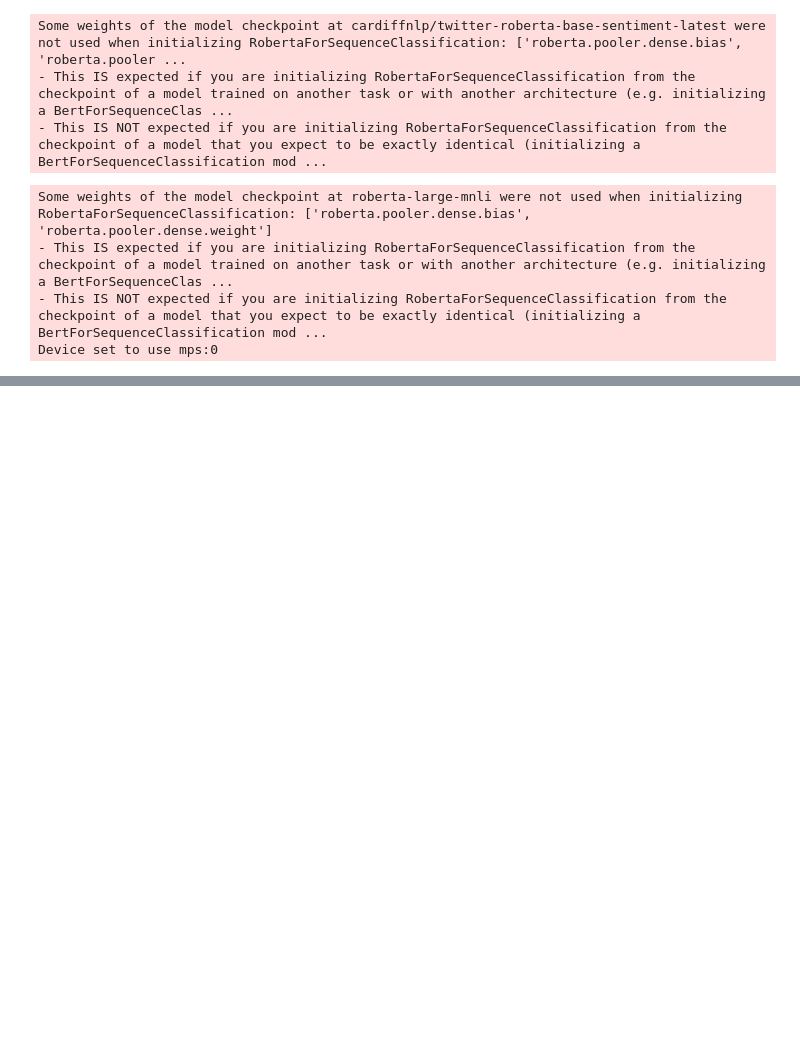
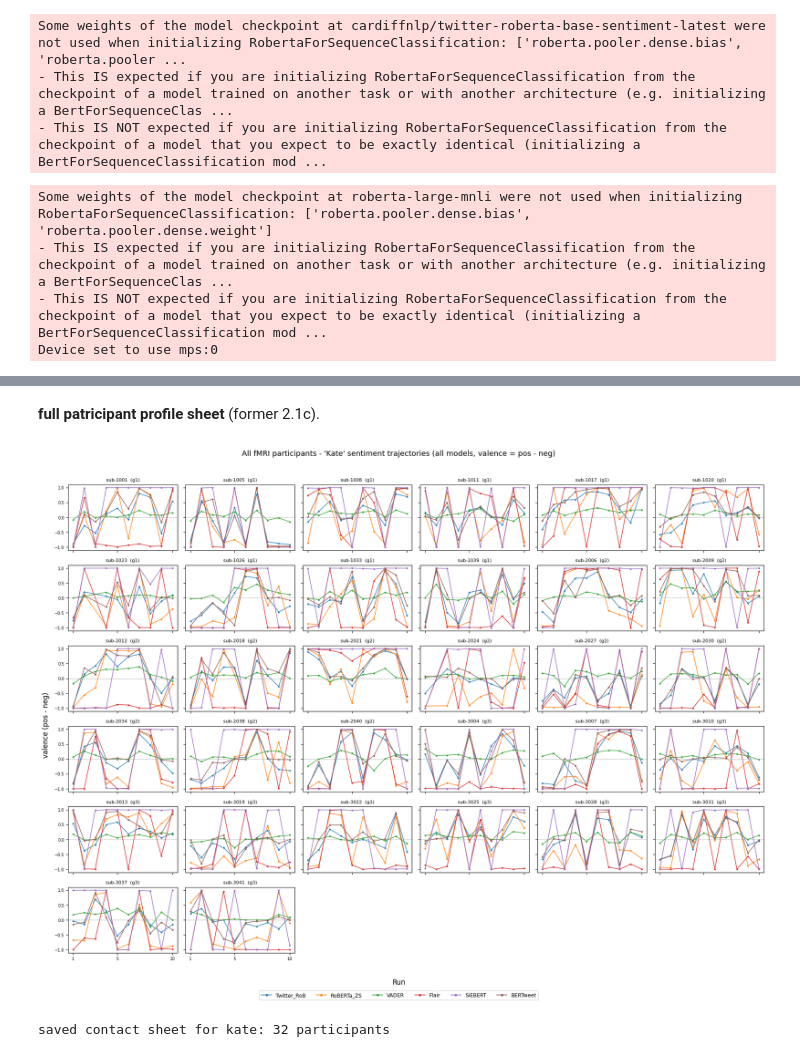
Before and after one commit to rheasrepos/characterprofilesynchronygit, a Jupyter notebook: 00_build_character_sentiment_vectors_FINALIZED.ipynb, the cells around one changed output, grey strips where cells are left out. Saved outputs shown, nothing was run; the diff lists cells and outputs as text; code cells hidden in the pictures; blank space fills up the shorter version.

```diff
--- a/00_build_character_sentiment_vectors_FINALIZED.ipynb
+++ b/00_build_character_sentiment_vectors_FINALIZED.ipynb
@@ -488,0 +563,32 @@ Run-vectors → stack into profiles → validate profiles against group-level be
+# %% [markdown]
+**full patricipant profile sheet** (former 2.1c).
+# %%
+# 0.4c(ii) Contact sheet -- all participants, one character (former 02 section 2.1c).
+# One mini-panel per fMRI participant, tiled into a grid. Self-contained (reuses `scored`
+# above; re-run the per-participant cell first if running this one in isolation).
+CONTACT_CHAR = "kate"     # change to jack / kevin / randall for other cohorts
+sc = scored[scored.Character == CONTACT_CHAR].copy()
+pids = sorted(sc.Participant.unique(), key=lambda p: (_grp(p), p))   # group then id
+ncol = 6; nrow = int(np.ceil(len(pids) / ncol))
+fig, axes = plt.subplots(nrow, ncol, figsize=(3.0*ncol, 2.2*nrow), sharex=True, sharey=True)
+axes = np.array(axes).reshape(-1)
+for ax, pid in zip(axes, pids):
+    p = sc[sc.Participant == pid].sort_values("Run"); gp = int(p.group.iloc[0])
+    for m in CLASSIFIERS:
+        ax.plot(p.Run, p[f"val_{m}"], marker="o", ms=2, lw=1.0, color=mcolors[m])
+    ax.axhline(0, color="grey", lw=0.5, ls="--")
+    ax.set_title(f"{pid}  (g{gp})", fontsize=8); ax.set_xticks([1, 5, 10]); ax.tick_params(labelsize=7)
+for ax in axes[len(pids):]: ax.axis("off")
+handles = [plt.Line2D([0],[0], color=mcolors[m], marker="o", ms=3, lw=1.2) for m in CLASSIFIERS]
+fig.legend(handles, CLASSIFIERS, loc="lower center", ncol=min(len(CLASSIFIERS),6), fontsize=9,
+           bbox_to_anchor=(0.5, -0.01))
+fig.suptitle(f"All fMRI participants - '{CONTACT_CHAR.capitalize()}' sentiment trajectories "
+             f"(all models, valence = pos - neg)", fontsize=13, y=1.005)
+fig.supxlabel("Run", y=0.02); fig.supylabel("valence (pos - neg)")
+fig.tight_layout(rect=[0.01, 0.03, 1, 0.99])
+fig.savefig(FIG_DIR / f"00__contactsheet_{CONTACT_CHAR}.png", dpi=140, bbox_inches="tight")
+plt.show()
+print(f"saved contact sheet for {CONTACT_CHAR}: {len(pids)} participants")
+# %% [output]
+[figure, added]
+saved contact sheet for kate: 32 participants
```
Also changed, not shown: parts of 43 cells of this notebook, 47 other files.
